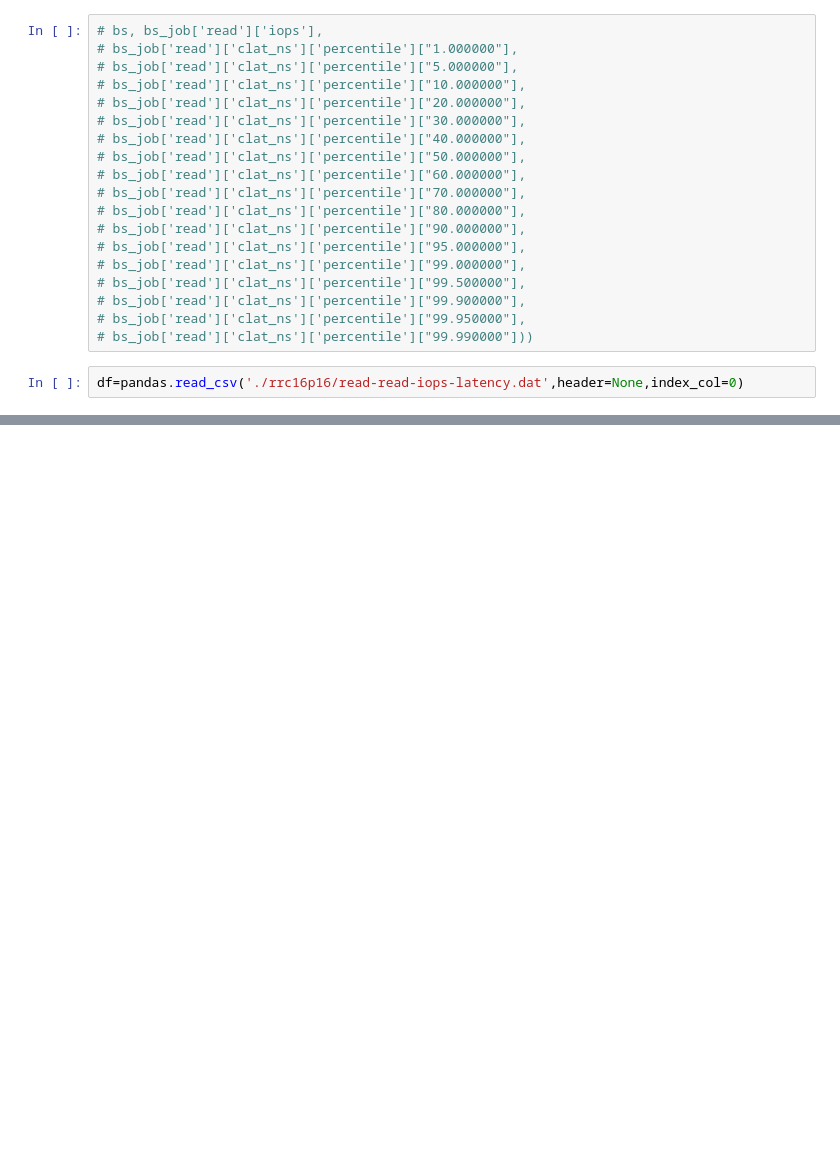
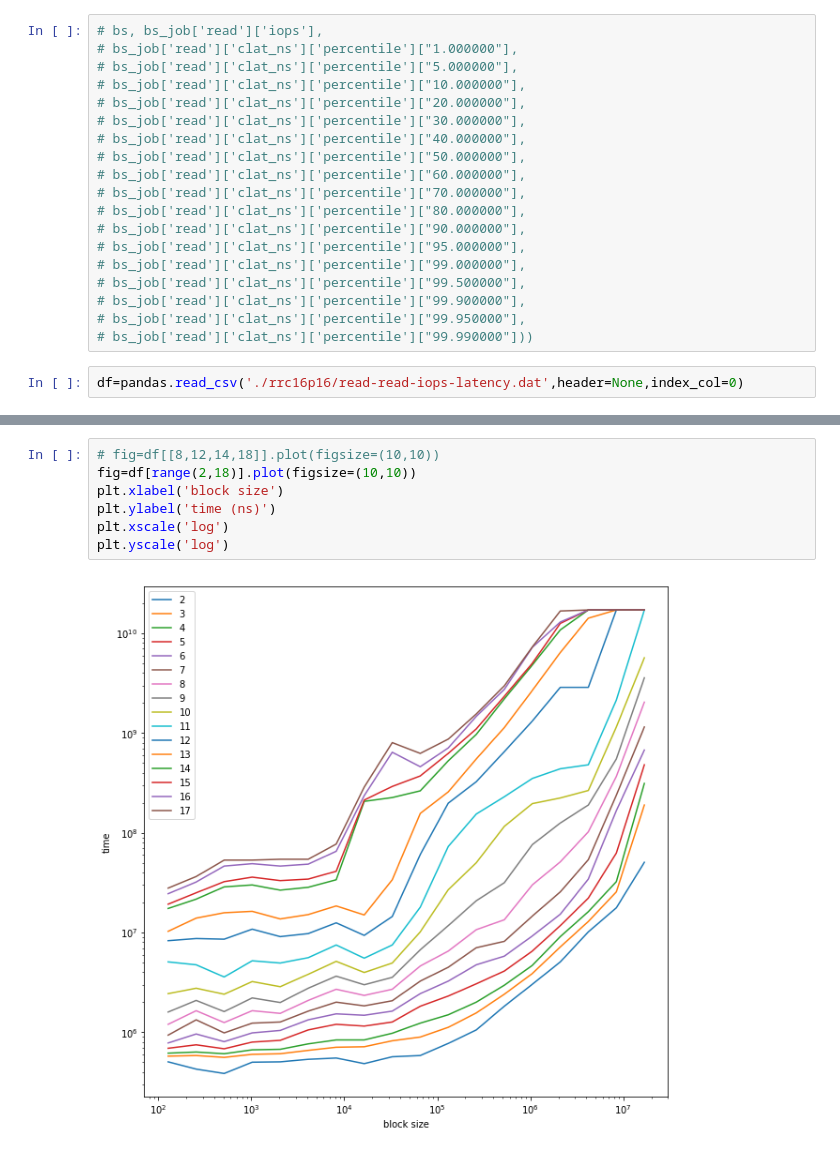
Before and after one commit to stackhpc/stackhpc-io-tools, a Jupyter notebook: analysis.ipynb, the cells around one changed output, grey strips where cells are left out. Saved outputs shown, nothing was run; the diff lists cells and outputs as text; blank space fills up the shorter version.

```diff
--- a/analysis.ipynb
+++ b/analysis.ipynb
@@ -50,0 +69,9 @@ fig=df.plot(figsize=(10,10))
+# %%
+# fig=df[[8,12,14,18]].plot(figsize=(10,10))
+fig=df[range(2,18)].plot(figsize=(10,10))
+plt.xlabel('block size')
+plt.ylabel('time (ns)')
+plt.xscale('log')
+plt.yscale('log')
+# %% [output]
+[figure, added]
```
Also changed, not shown: parts of 4 cells of this notebook, 1 other file.
